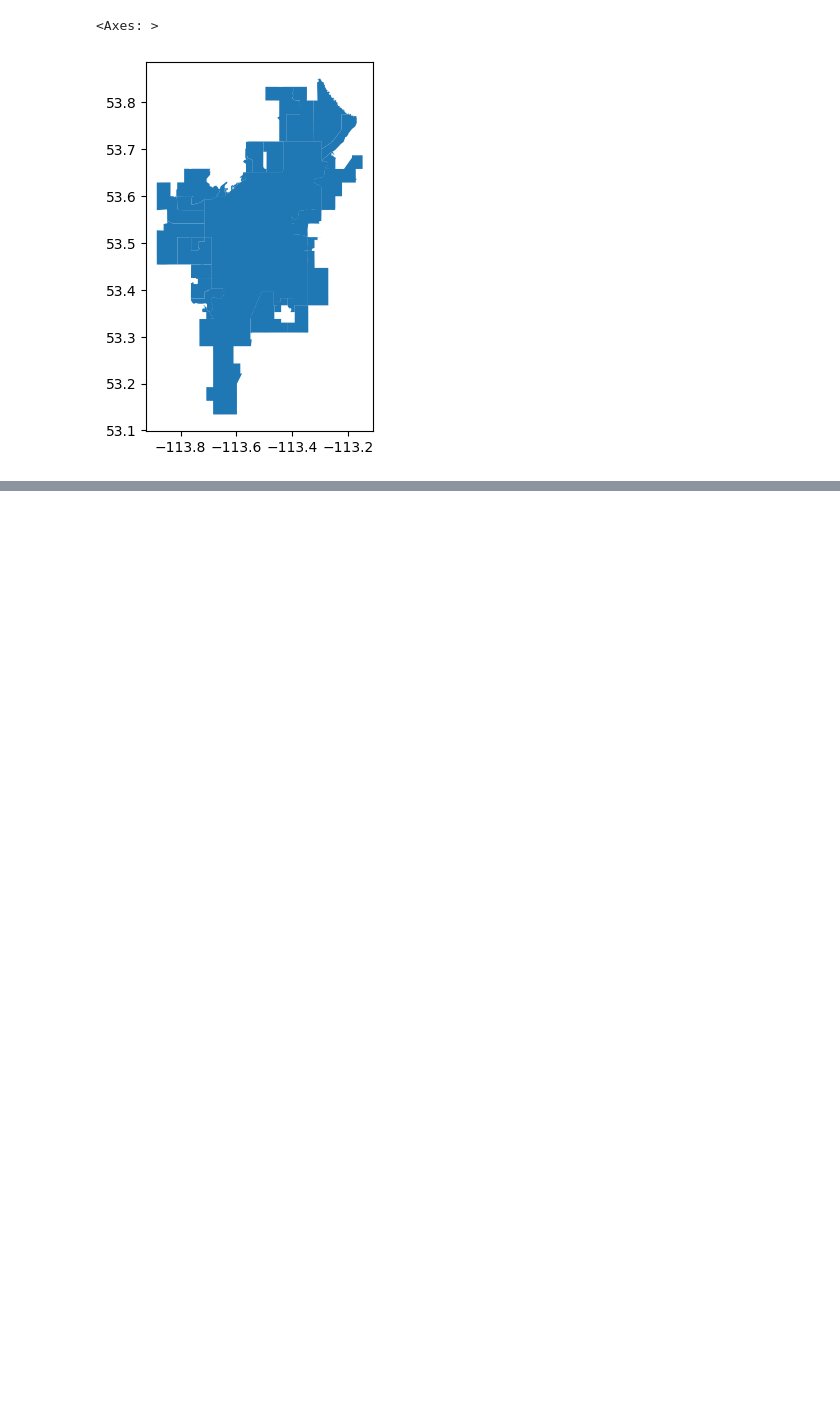
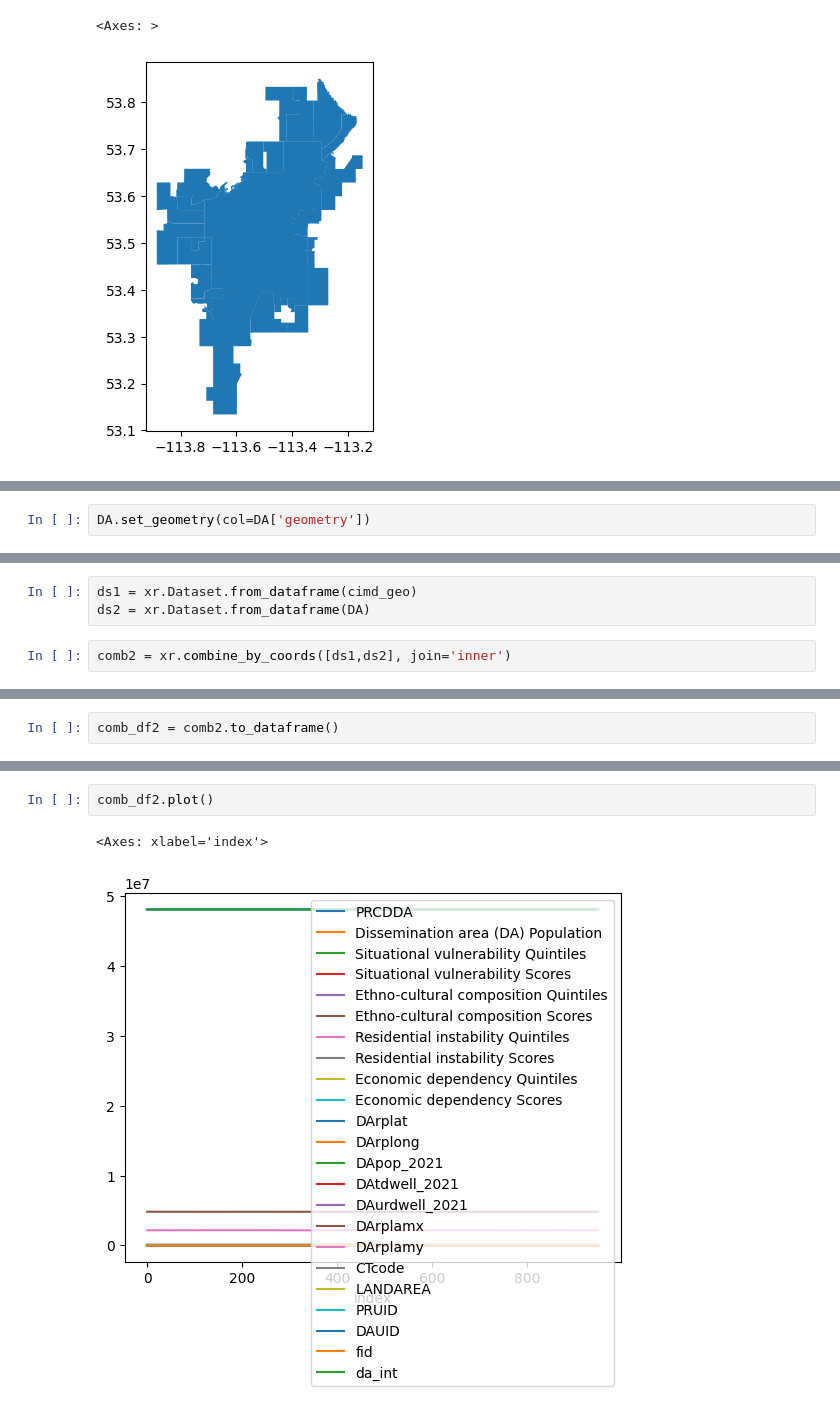
Before and after one commit to Jeff-Barlow-Spady/spatial_stats_py, a Jupyter notebook: my_version.ipynb, the cells around one changed output, grey strips where cells are left out. Cells and saved outputs as stored; diff of their text form; blank space fills up the shorter version.

```diff
--- a/my_version.ipynb
+++ b/my_version.ipynb
@@ -170,0 +354,2 @@ map.plot()
+# %%
+DA.set_geometry(col=DA['geometry'])
@@ -170,0 +392,5 @@ map.plot()
+# %%
+ds1 = xr.Dataset.from_dataframe(cimd_geo)
+ds2 = xr.Dataset.from_dataframe(DA)
+# %%
+comb2 = xr.combine_by_coords([ds1,ds2], join='inner')
@@ -170,0 +418,2 @@ map.plot()
+# %%
+comb_df2 = comb2.to_dataframe()
@@ -170,0 +457,5 @@ map.plot()
+# %%
+comb_df2.plot()
+# %% [output]
+<Axes: xlabel='index'>
+[figure, added]
```
Also changed, not shown: parts of 44 cells of this notebook, 5 other files.
